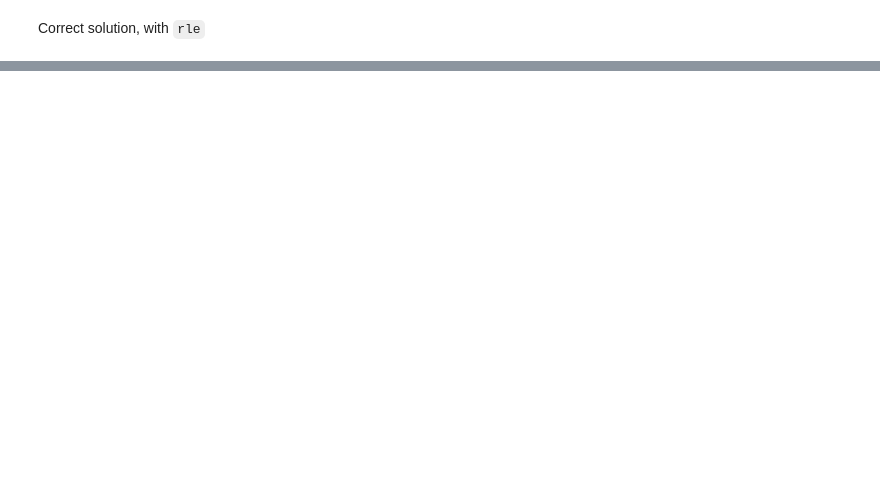
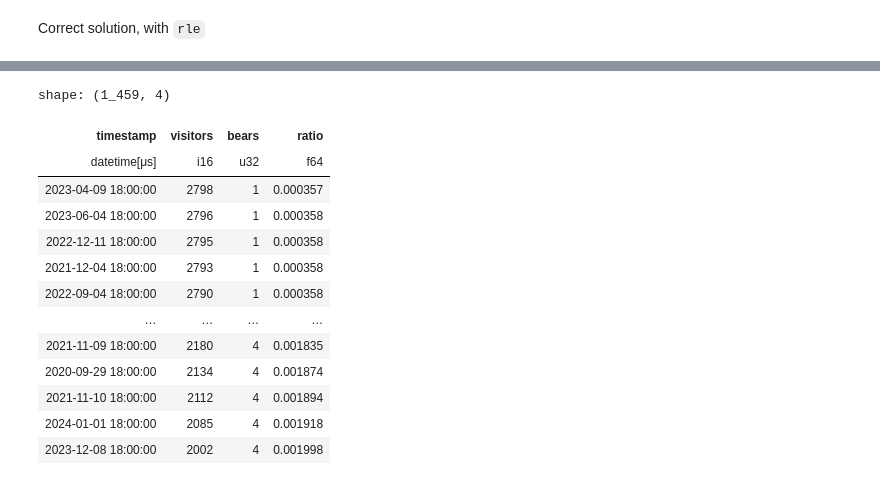
Before and after one commit to datamindedacademy/dataframe-of-mind, a Jupyter notebook: explore_data.ipynb, the cells around one changed output, grey strips where cells are left out. Saved outputs shown, nothing was run; the diff lists cells and outputs as text; code cells hidden in the pictures; blank space fills up the shorter version.

Commit message:
added join questions

```diff
--- a/explore_data.ipynb
+++ b/explore_data.ipynb
@@ -217,0 +312,3 @@ measurements.select("name", "timestamp", "blood_glucose").group_by_dynamic(
+# %%
+visitors = pl.read_parquet("data/visitors.parquet").sort("timestamp")
+visitors
@@ -217,0 +330,5 @@ measurements.select("name", "timestamp", "blood_glucose").group_by_dynamic(
+# %%
+visible_bears_per_day = batch_measurements.filter(vet_health_check="HEALTHY").group_by("timestamp").len(
+    name="bears"
+).sort("timestamp")
+visible_bears_per_day
@@ -217,0 +350,19 @@ measurements.select("name", "timestamp", "blood_glucose").group_by_dynamic(
+# %%
+visitors.join_asof(other=visible_bears_per_day, on="timestamp").with_columns(
+    (pl.col("bears") / pl.col("visitors")).alias("ratio")
+).sort("ratio")
+# %% [output]
+shape: (1_459, 4)
+| timestamp | visitors | bears | ratio |
+| datetime[μs] | i16 | u32 | f64 |
+| 2023-04-09 18:00:00 | 2798 | 1 | 0.000357 |
+| 2023-06-04 18:00:00 | 2796 | 1 | 0.000358 |
+| 2022-12-11 18:00:00 | 2795 | 1 | 0.000358 |
+| 2021-12-04 18:00:00 | 2793 | 1 | 0.000358 |
+| 2022-09-04 18:00:00 | 2790 | 1 | 0.000358 |
+| … | … | … | … |
+| 2021-11-09 18:00:00 | 2180 | 4 | 0.001835 |
+| 2020-09-29 18:00:00 | 2134 | 4 | 0.001874 |
+| 2021-11-10 18:00:00 | 2112 | 4 | 0.001894 |
+| 2024-01-01 18:00:00 | 2085 | 4 | 0.001918 |
+| 2023-12-08 18:00:00 | 2002 | 4 | 0.001998 |
```
Also changed, not shown: parts of 21 cells of this notebook, 3 other files.
